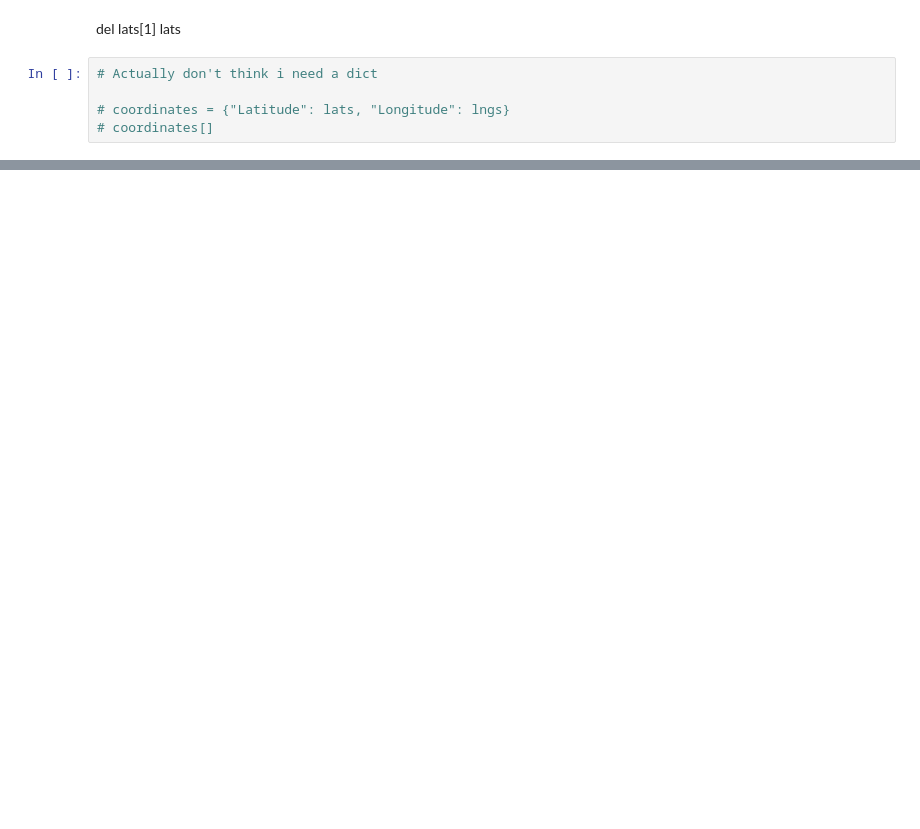
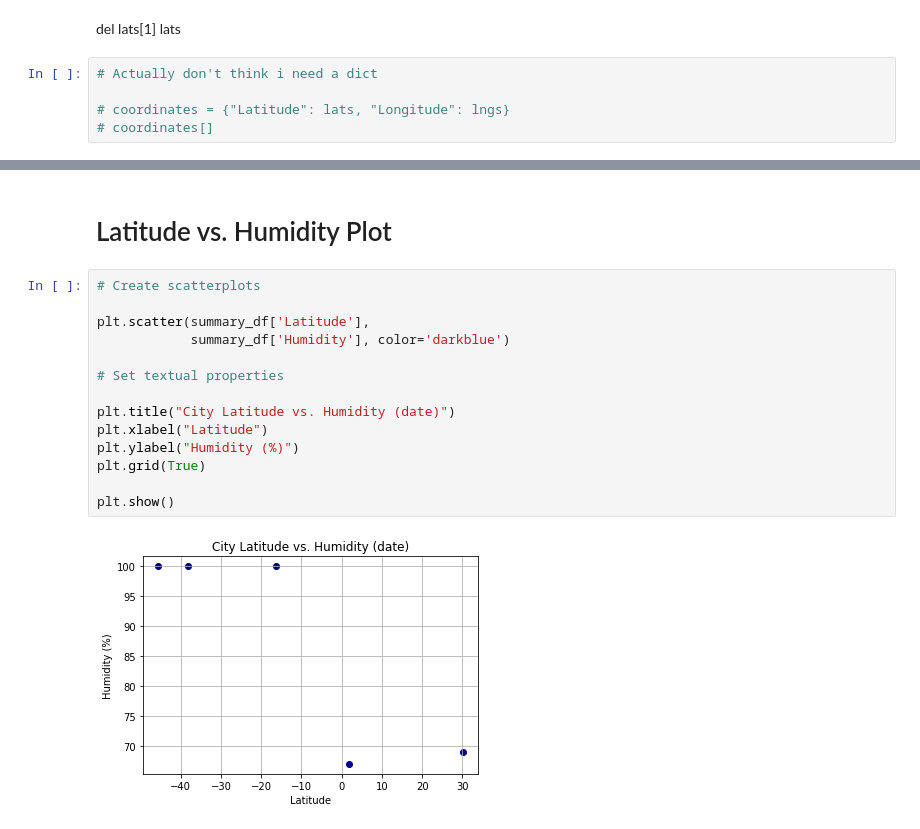
Before and after one commit to caelanosullivan/OpenWeatherMap-500, a Jupyter notebook: OpenWeatherMap-randomization.ipynb, the cells around one changed output, grey strips where cells are left out. Drawn from its saved outputs; the diff is of its cells as text; blank space fills up the shorter version.

```diff
--- a/OpenWeatherMap-randomization.ipynb
+++ b/OpenWeatherMap-randomization.ipynb
@@ -330,0 +349,18 @@ summary_df
+# %% [markdown]
+# Latitude vs. Humidity Plot
+# %%
+# Create scatterplots
+
+plt.scatter(summary_df['Latitude'],
+            summary_df['Humidity'], color='darkblue')
+
+# Set textual properties
+
+plt.title("City Latitude vs. Humidity (date)")
+plt.xlabel("Latitude")
+plt.ylabel("Humidity (%)")
+plt.grid(True)
+
+plt.show()
+# %% [output]
+[figure, added]
```
Also changed, not shown: parts of 16 cells of this notebook.
